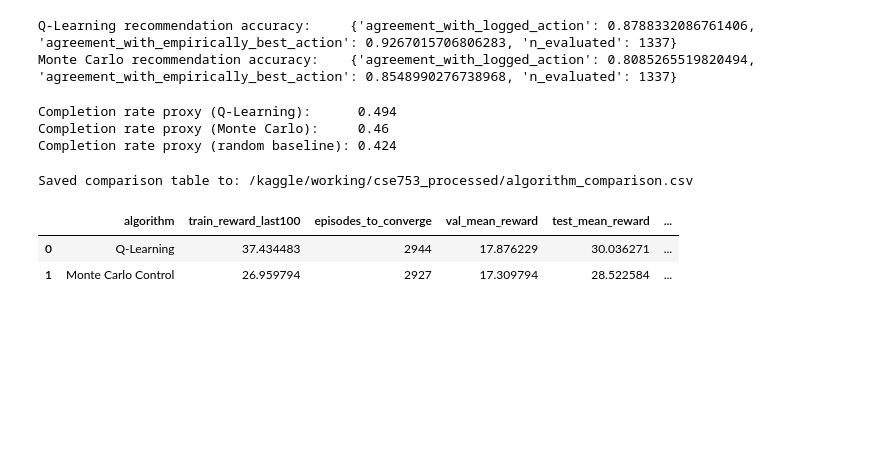
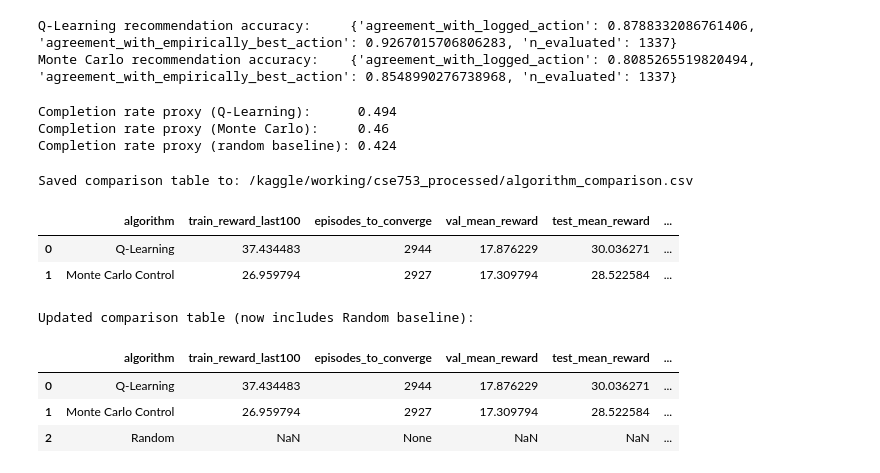
Before and after one commit to Shamazda/Adaptive-Personalized-Learning-Recommendation-Using-Reinforcement-Learning, a Jupyter notebook: Q-Learning and Monte Carlo Control.ipynb, the cells around one changed output. Drawn from its saved outputs; the diff is of its cells as text; code cells hidden in the pictures; blank space fills up the shorter version.

```diff
--- a/Q-Learning and Monte Carlo Control.ipynb
+++ b/Q-Learning and Monte Carlo Control.ipynb
@@ -3504,3 +3529,36 @@ Saved comparison table to: /kaggle/working/cse753_processed/algorithm_comparison
 |  | algorithm | train_reward_last100 | episodes_to_converge | val_mean_reward | test_mean_reward | ... |
 | 0 | Q-Learning | 37.434483 | 2944 | 17.876229 | 30.036271 | ... |
 | 1 | Monte Carlo Control | 26.959794 | 2927 | 17.309794 | 28.522584 | ... |
+# %%
+# FIX: add the Random policy baseline to the final comparison table
+# (cr_random was computed above in cell 65 but never made it into comparison_table,
+#  so Table 9 in the report — Random vs MC vs Q-Learning mastery completion — was
+#  never actually reproducible from this notebook's outputs.)
+
+random_row = {
+    "algorithm": "Random",
+    "train_reward_last100": None,
+    "episodes_to_converge": None,
+    "val_mean_reward": None,
+    "test_mean_reward": None,
+    "recommendation_accuracy_vs_logged": None,
+    "recommendation_accuracy_vs_best": None,
+    "completion_rate_proxy": cr_random,
+    "training_time_seconds": 0.0,
+}
+
+comparison_table = pd.concat(
+    [comparison_table, pd.DataFrame([random_row])],
+    ignore_index=True
+)
+
+comparison_table.to_csv(OUTPUT_DIR / "algorithm_comparison.csv", index=False)
+
+print("Updated comparison table (now includes Random baseline):")
+display(comparison_table)
+# %% [output]
+Updated comparison table (now includes Random baseline):
+|  | algorithm | train_reward_last100 | episodes_to_converge | val_mean_reward | test_mean_reward | ... |
+| 0 | Q-Learning | 37.434483 | 2944 | 17.876229 | 30.036271 | ... |
+| 1 | Monte Carlo Control | 26.959794 | 2927 | 17.309794 | 28.522584 | ... |
+| 2 | Random | NaN | None | NaN | NaN | ... |
```
Also changed, not shown: parts of 9 cells of this notebook.
